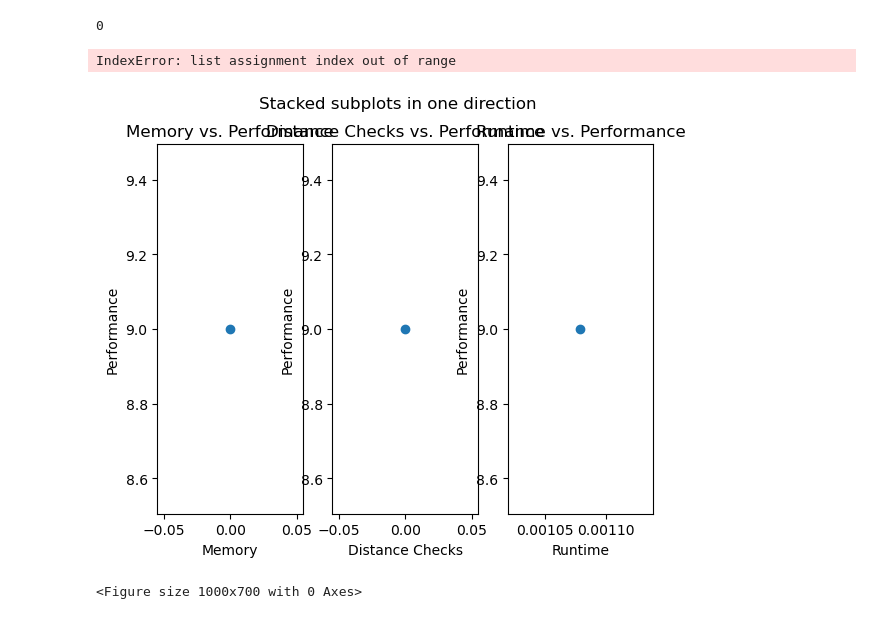
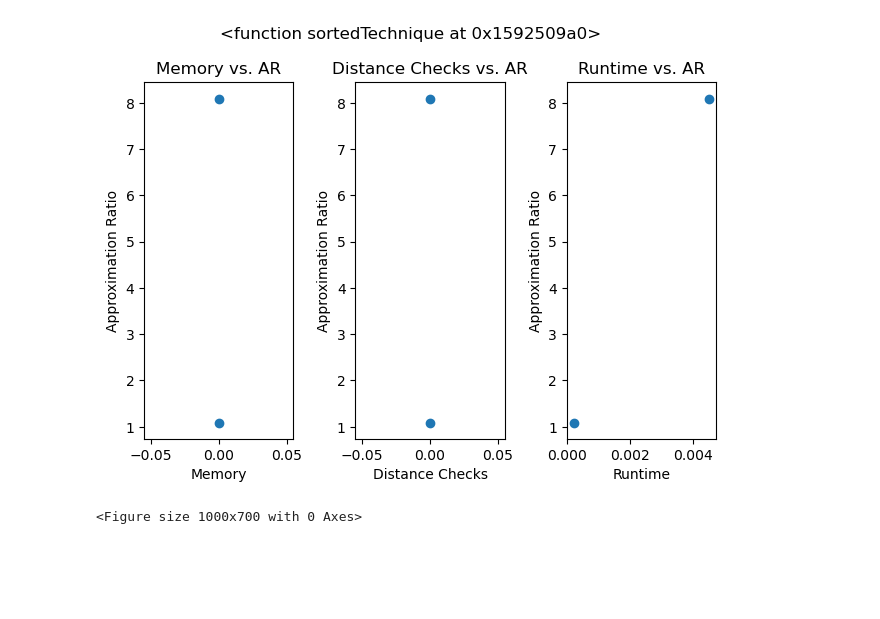
Before and after one commit to conorwell/neural_tsp, a Jupyter notebook: tsp_testing.ipynb, the cells around one changed output. Saved outputs shown, nothing was run; the diff lists cells and outputs as text; code cells hidden in the pictures; blank space fills up the shorter version.

```diff
--- a/tsp_testing.ipynb
+++ b/tsp_testing.ipynb
@@ -93,7 +16,7 @@ def getData(technique, problem):
     start = time.time()
 
     # runs the  problem with the technique
-    result = technique(problem.edge_matrix)
+    result = technique(problem.edge_weights)
     end = time.time()
 
     # gets the solution
@@ -104,8 +27,8 @@ def getData(technique, problem):
 
     # memory
     """TODO: Check that memory actually works"""
-    memory = torch.cuda.memory_allocated(0)
-    print(memory)
+    #memory = torch.cuda.memory_allocated(0)
+    memory = 0
 
     #function evalauations
     func_evals = result['func_evals']
@@ -114,62 +37,60 @@ def getData(technique, problem):
     params = result['parameters']
 
     #find proximity to optimal solution
-    """TODO: implement closeness function"""
-    closeness = torch.subtract(returned_solution, problem.solution)
-    closeness=torch.sum(torch.abs(closeness)).numpy()
+    solution_distance = tsp_data_util.get_tour_length(problem.file, returned_solution)
+    approximation_ratio = solution_distance/problem.solution_length
 
-    return {'memory' : memory, 'closeness' : closeness, 'func_evals' : func_evals, 'runtime' : runtime}
+    return {'memory' : memory, 'closeness' : approximation_ratio, 'func_evals' : func_evals, 'runtime' : runtime}
 # %%
 def generatePlots(results):
     fig, ax = plt.subplots(nrows=1, ncols=3)
 
     ax[0].scatter(results['memory'], results['closeness'])
-    ax[0].set_title('Memory vs. Performance')
-    ax[0].set_ylabel('Performance')
+    ax[0].set_title('Memory vs. AR')
+    ax[0].set_ylabel('Approximation Ratio')
     ax[0].set_xlabel('Memory')
 
     ax[1].scatter(results['func_evals'], results['closeness'])
-    ax[1].set_title('Distance Checks vs. Performance')
-    ax[1].set_ylabel('Performance')
+    ax[1].set_title('Distance Checks vs. AR')
+    ax[1].set_ylabel('Approximation Ratio')
     ax[1].set_xlabel('Distance Checks')
 
     ax[2].scatter(results['runtime'], results['closeness'])
-    ax[2].set_title('Runtime vs. Performance')
-    ax[2].set_ylabel('Performance')
+    ax[2].set_title('Runtime vs. AR')
+    ax[2].set_ylabel('Approximation Ratio')
     ax[2].set_xlabel('Runtime')
 
-    fig.suptitle('Stacked subplots in one direction')
+    fig.suptitle(results['technique'])
+    fig.tight_layout()
 # %%
 #collect techniques in an array
 techniques = [sortedTechnique]
 
-#collect problems in an array
-problems = [p1]
+#problems = fill_problems(directory)
+problems = [p1,p2]
 
 # run each function on many problems to compare results
 for t in techniques:
     figs = []
     # run each problem on the technique
-
+    results = {'memory' : [], 'runtime': [], 'func_evals': [], 'closeness': []}
     for p in problems:
         #take data and add to list for plotting purposes
-        results = {'memory' : [], 'runtime': [], 'func_evals': [], 'closeness': []}
         r = getData(t,p)
         results['memory'].append(r['memory'])
         results['func_evals'].append(r['func_evals'])
         results['runtime'].append(r['runtime'])
         results['closeness'].append(r['closeness'])
 
     #for each function, generate a subfigure with each plot
+    results['technique'] = t
     figs.append(generatePlots(results))
 
 fig = plt.figure(figsize=(10, 7))
-(figs[0], figs[1], figs[2]) = fig.subfigures(3, 1)
+(figs[0]) = fig.subfigures(3, 1)
 plt.show()
 # %% [output]
+[figure, new version]
-0
+<Figure size 1000x700 with 0 Axes>
-IndexError: list assignment index out of range
-[figure, old version]
-<Figure size 1000x700 with 0 Axes>
 # %%
 def sortedTechnique(e_matrix):
```
Also changed, not shown: parts of 8 cells of this notebook.
